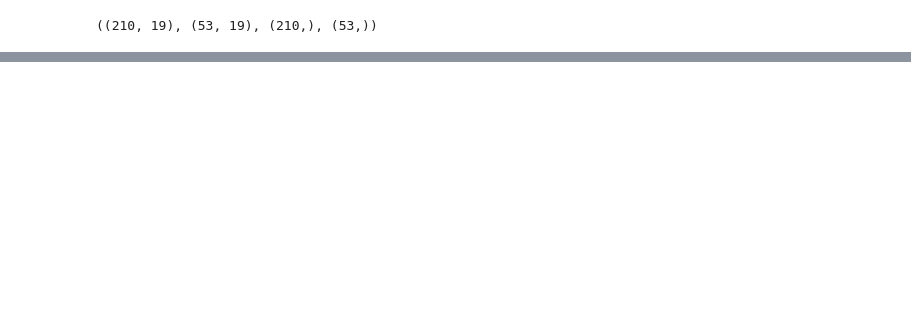
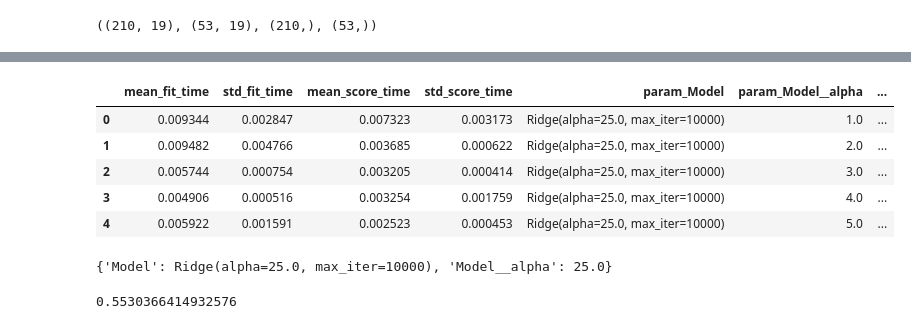
Before and after one commit to demirayberk/Aurellion-Geron-Hands-On-Machine-Learning-Notes, a Jupyter notebook: Chapter4/Notes.ipynb, the cells around one changed output, grey strips where cells are left out. Saved outputs shown, nothing was run; the diff lists cells and outputs as text; code cells hidden in the pictures; blank space fills up the shorter version.

```diff
--- a/Chapter4/Notes.ipynb
+++ b/Chapter4/Notes.ipynb
@@ -355,0 +419,22 @@ from sklearn.pipeline import Pipeline
+# %%
+y_train = np.log(y_train)
+y_test = np.log(y_test)
+# %%
+from sklearn.pipeline import Pipeline
+from sklearn.model_selection import GridSearchCV
+from sklearn.linear_model import LinearRegression
+
+pipe = Pipeline([
+    ("preprocess", prep_pipe),
+    ("Model", Ridge())
+])
+
+param_grid = [
+    {"Model": [Ridge(max_iter=10000)], "Model__alpha": np.linspace(1, 100, 100)},
+    {"Model": [Lasso(max_iter=10000)], "Model__alpha": np.linspace(1, 100, 100)},
+    {"Model": [LinearRegression()]}
+]
+
+grid_search = GridSearchCV(pipe, param_grid, scoring="r2", cv=5)
+
+grid_search.fit(X_train, y_train)
@@ -355,0 +459,17 @@ from sklearn.pipeline import Pipeline
+# %%
+pd.DataFrame(grid_search.cv_results_).head()
+# %% [output]
+|  | mean_fit_time | std_fit_time | mean_score_time | std_score_time | param_Model | param_Model__alpha | ... |
+| 0 | 0.009344 | 0.002847 | 0.007323 | 0.003173 | Ridge(alpha=25.0, max_iter=10000) | 1.0 | ... |
+| 1 | 0.009482 | 0.004766 | 0.003685 | 0.000622 | Ridge(alpha=25.0, max_iter=10000) | 2.0 | ... |
+| 2 | 0.005744 | 0.000754 | 0.003205 | 0.000414 | Ridge(alpha=25.0, max_iter=10000) | 3.0 | ... |
+| 3 | 0.004906 | 0.000516 | 0.003254 | 0.001759 | Ridge(alpha=25.0, max_iter=10000) | 4.0 | ... |
+| 4 | 0.005922 | 0.001591 | 0.002523 | 0.000453 | Ridge(alpha=25.0, max_iter=10000) | 5.0 | ... |
+# %%
+grid_search.best_params_
+# %% [output]
+{'Model': Ridge(alpha=25.0, max_iter=10000), 'Model__alpha': 25.0}
+# %%
+grid_search.best_score_
+# %% [output]
+0.5530366414932576
```
Also changed, not shown: parts of 13 cells of this notebook.
